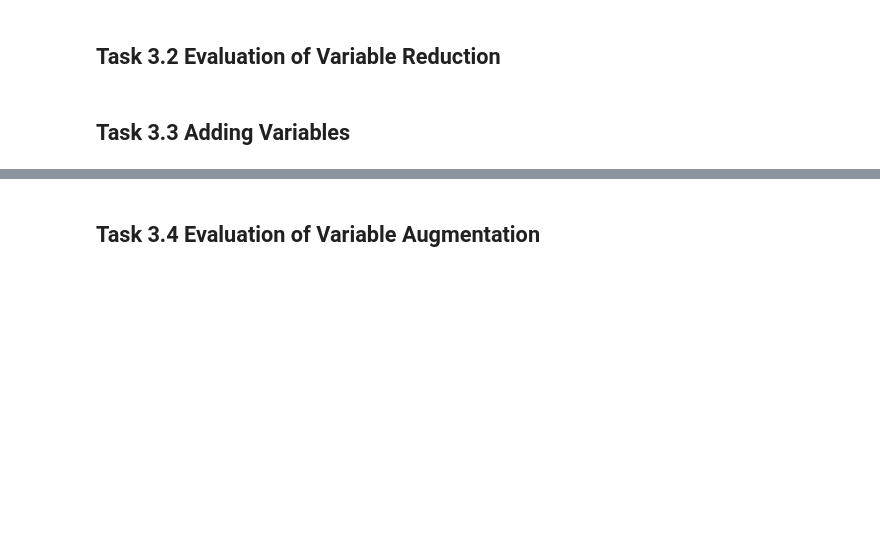
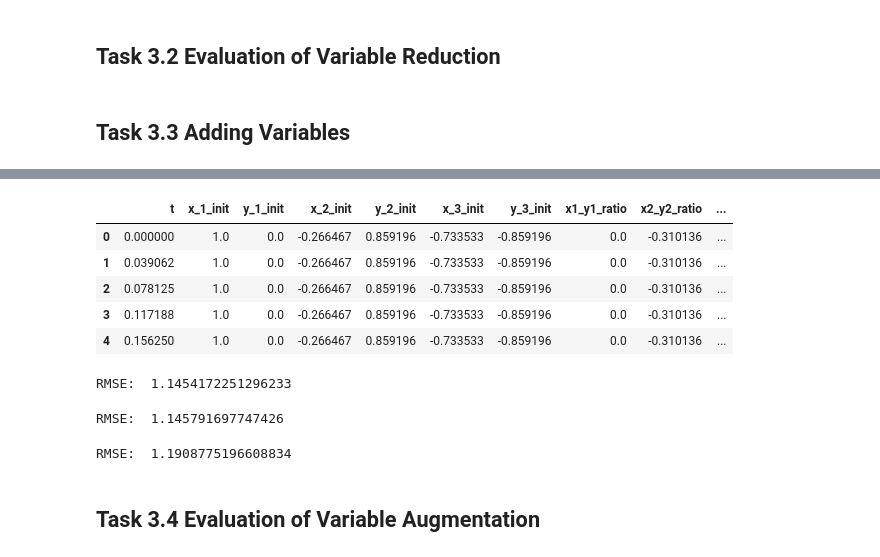
Before and after one commit to AgnJed/ML_the_3-body_problem, a Jupyter notebook: machine-learning-nova-1.ipynb, the cells around one changed output, grey strips where cells are left out. Saved outputs shown, nothing was run; the diff lists cells and outputs as text; code cells hidden in the pictures; blank space fills up the shorter version.

```diff
--- a/machine-learning-nova-1.ipynb
+++ b/machine-learning-nova-1.ipynb
@@ -501,0 +720,55 @@ plot_y_yhat(output_validation.to_numpy(), pd.DataFrame(output_val_predict).to_nu
+# %%
+import numpy as np
+
+# Creating a copy of the DataFrame
+input_train_add_var_1 = input_train.copy()
+
+# Calculating the x12 ratio with a check for division by zero
+input_train_add_var_1["x1_y1_ratio"] = np.where(input_train["y_1_init"] != 0,
+                                              input_train["x_1_init"] / input_train["y_1_init"],
+                                              0)
+
+# Calculating the x13 ratio with a check for division by zero
+input_train_add_var_1["x2_y2_ratio"] = np.where(input_train["y_2_init"] != 0,
+                                              input_train["x_2_init"] / input_train["y_2_init"],
+                                              0)
+
+# Calculating the x23 ratio with a check for division by zero
+input_train_add_var_1["x3_y3_ratio"] = np.where(input_train["y_3_init"] != 0,
+                                              input_train["x_3_init"] / input_train["y_3_init"],
+                                              0)
+
+# Creating a copy of the DataFrame
+input_val = input_validation.copy()
+
+# Calculating the x12 ratio with a check for division by zero
+input_val["x1_y1_ratio"] = np.where(input_validation["y_1_init"] != 0,
+                                              input_validation["x_1_init"] / input_validation["y_1_init"],
+                                              0)
+
+# Calculating the x13 ratio with a check for division by zero
+input_val["x2_y2_ratio"] = np.where(input_validation["y_2_init"] != 0,
+                                              input_validation["x_2_init"] / input_validation["y_2_init"],
+                                              0)
+
+# Calculating the x23 ratio with a check for division by zero
+input_val["x3_y3_ratio"] = np.where(input_validation["y_3_init"] != 0,
+                                              input_validation["x_3_init"] / input_validation["y_3_init"],
+                                              0)
+# %%
+input_val.head()
+# %% [output]
+|  | t | x_1_init | y_1_init | x_2_init | y_2_init | x_3_init | y_3_init | x1_y1_ratio | x2_y2_ratio | ... |
+| 0 | 0.000000 | 1.0 | 0.0 | -0.266467 | 0.859196 | -0.733533 | -0.859196 | 0.0 | -0.310136 | ... |
+| 1 | 0.039062 | 1.0 | 0.0 | -0.266467 | 0.859196 | -0.733533 | -0.859196 | 0.0 | -0.310136 | ... |
+| 2 | 0.078125 | 1.0 | 0.0 | -0.266467 | 0.859196 | -0.733533 | -0.859196 | 0.0 | -0.310136 | ... |
+| 3 | 0.117188 | 1.0 | 0.0 | -0.266467 | 0.859196 | -0.733533 | -0.859196 | 0.0 | -0.310136 | ... |
+| 4 | 0.156250 | 1.0 | 0.0 | -0.266467 | 0.859196 | -0.733533 | -0.859196 | 0.0 | -0.310136 | ... |
+# %%
+pipe.fit(input_train_add_var_1, output_train)
+y_hat = pipe.predict(input_val)
+rmse_ratio_points = np.sqrt(mean_squared_error(output_validation, y_hat, squared = False))
+
+print("RMSE: ", rmse_ratio_points)
+# %% [output]
+RMSE:  1.1454172251296233
@@ -501,0 +793,8 @@ plot_y_yhat(output_validation.to_numpy(), pd.DataFrame(output_val_predict).to_nu
+# %%
+pipe.fit(input_train_add_var_1, output_train)
+y_hat = pipe.predict(input_val)
+rmse_inverse = np.sqrt(mean_squared_error(output_validation, y_hat, squared = False))
+
+print("RMSE: ", rmse_inverse)
+# %% [output]
+RMSE:  1.145791697747426
@@ -502,2 +892,10 @@ plot_y_yhat(output_validation.to_numpy(), pd.DataFrame(output_val_predict).to_nu
+# %%
+pipe.fit(input_train_add_var_1, output_train)
+y_hat = pipe.predict(input_val)
+rmse_g = np.sqrt(mean_squared_error(output_validation, y_hat, squared = False))
+
+print("RMSE: ", rmse_g)
+# %% [output]
+RMSE:  1.1908775196608834
 # %% [markdown]
 ## Task 3.4 Evaluation of Variable Augmentation
```
Also changed, not shown: parts of 41 cells of this notebook.
